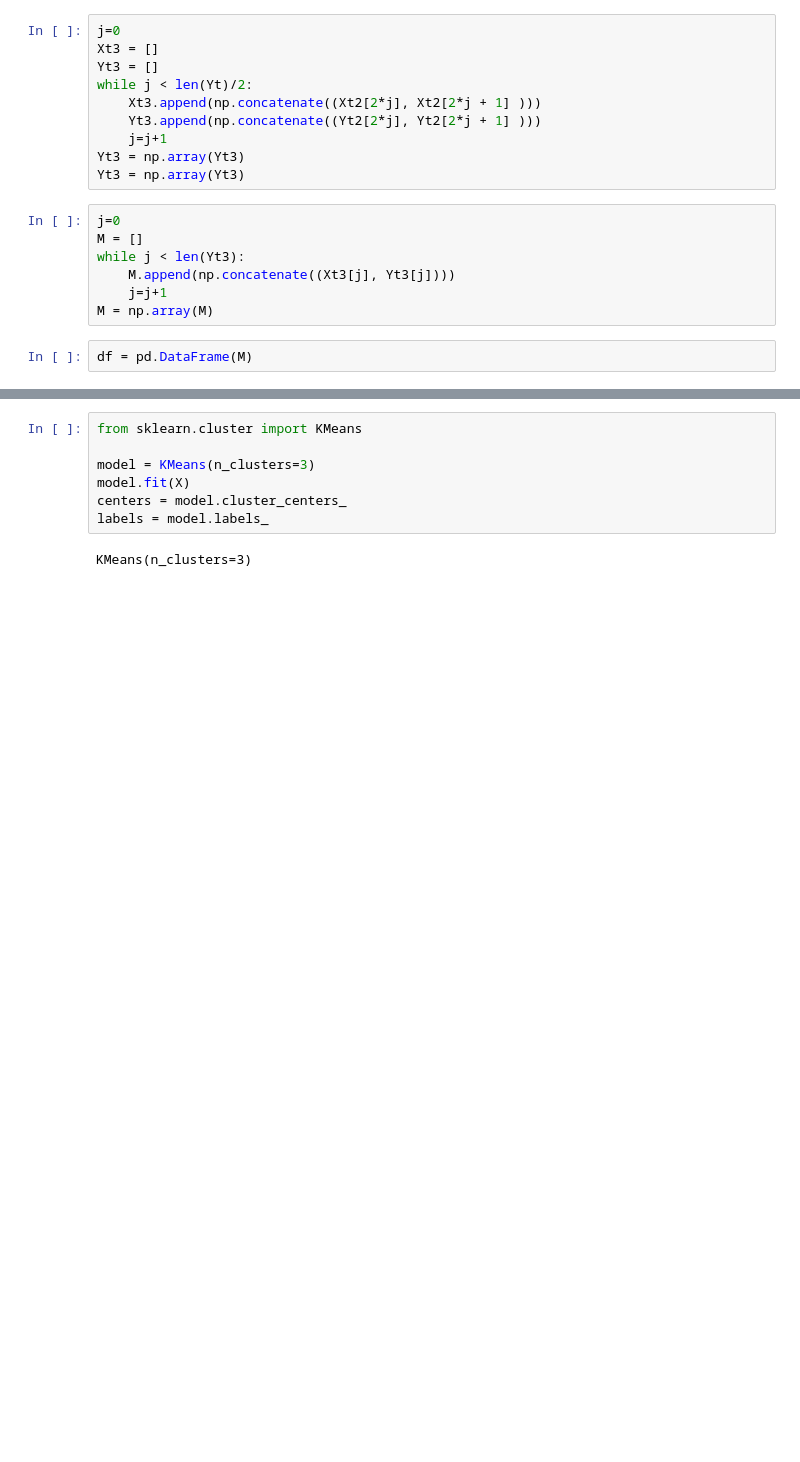
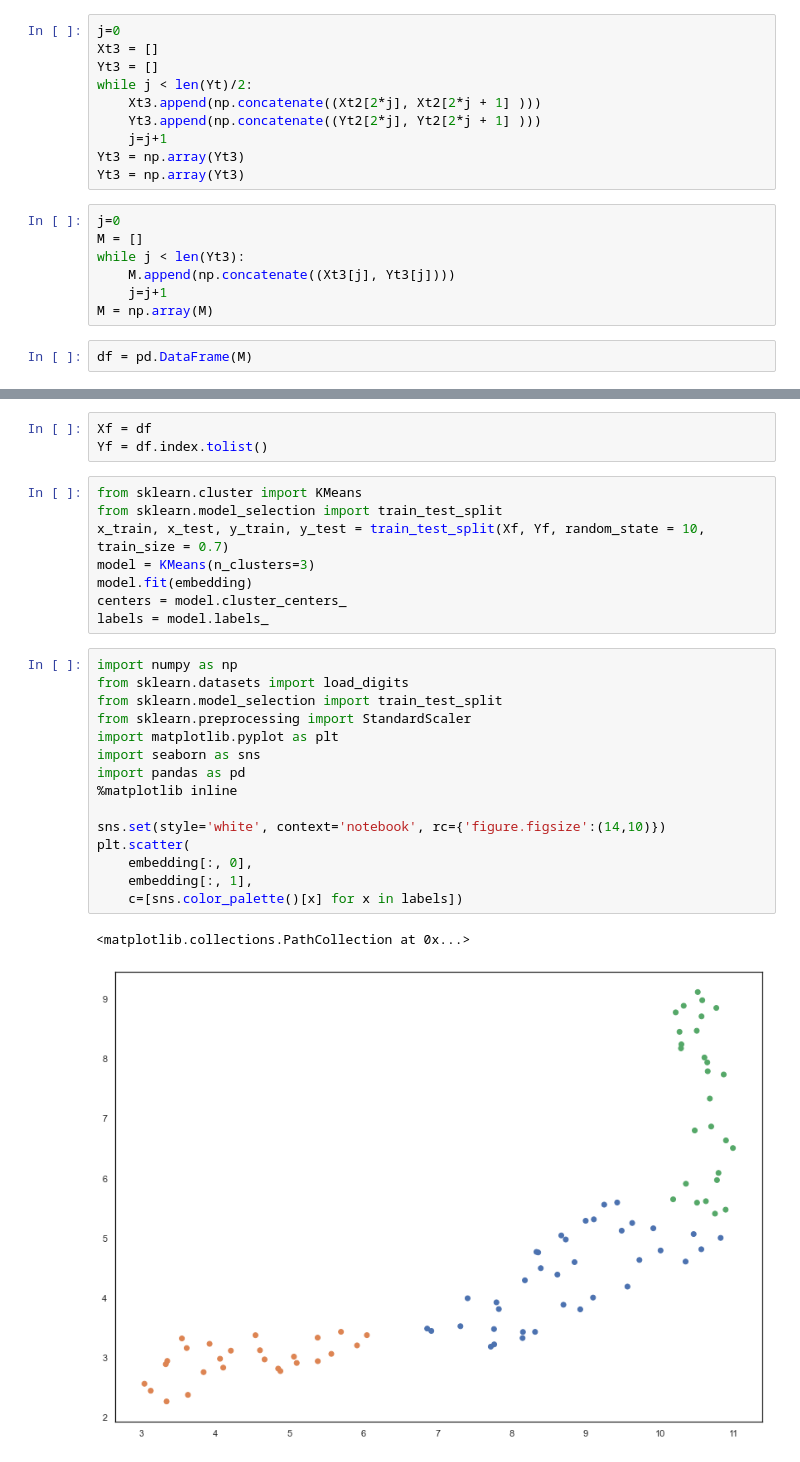
Before and after one commit to vecheto/Classifying-Asteroids, a Jupyter notebook: Light_curves_Esteban.ipynb, the cells around one changed output, grey strips where cells are left out. Saved outputs shown, nothing was run; the diff lists cells and outputs as text; blank space fills up the shorter version.

```diff
--- a/Light_curves_Esteban.ipynb
+++ b/Light_curves_Esteban.ipynb
@@ -451,9 +451,29 @@ plt.show()
+# %%
+Xf = df
+Yf = df.index.tolist()
 # %%
 from sklearn.cluster import KMeans
-
+from sklearn.model_selection import train_test_split
+x_train, x_test, y_train, y_test = train_test_split(Xf, Yf, random_state = 10, train_size = 0.7)
 model = KMeans(n_clusters=3)
-model.fit(X)
+model.fit(embedding)
 centers = model.cluster_centers_
 labels = model.labels_
-# %% [output]
-KMeans(n_clusters=3)
+# %%
+import numpy as np
+from sklearn.datasets import load_digits
+from sklearn.model_selection import train_test_split
+from sklearn.preprocessing import StandardScaler
+import matplotlib.pyplot as plt
+import seaborn as sns
+import pandas as pd
+%matplotlib inline
+
+sns.set(style='white', context='notebook', rc={'figure.figsize':(14,10)})
+plt.scatter(
+    embedding[:, 0],
+    embedding[:, 1],
+    c=[sns.color_palette()[x] for x in labels])
+# %% [output]
+<matplotlib.collections.PathCollection at 0x...>
+[figure, added]
```
Also changed, not shown: parts of 5 cells of this notebook.
